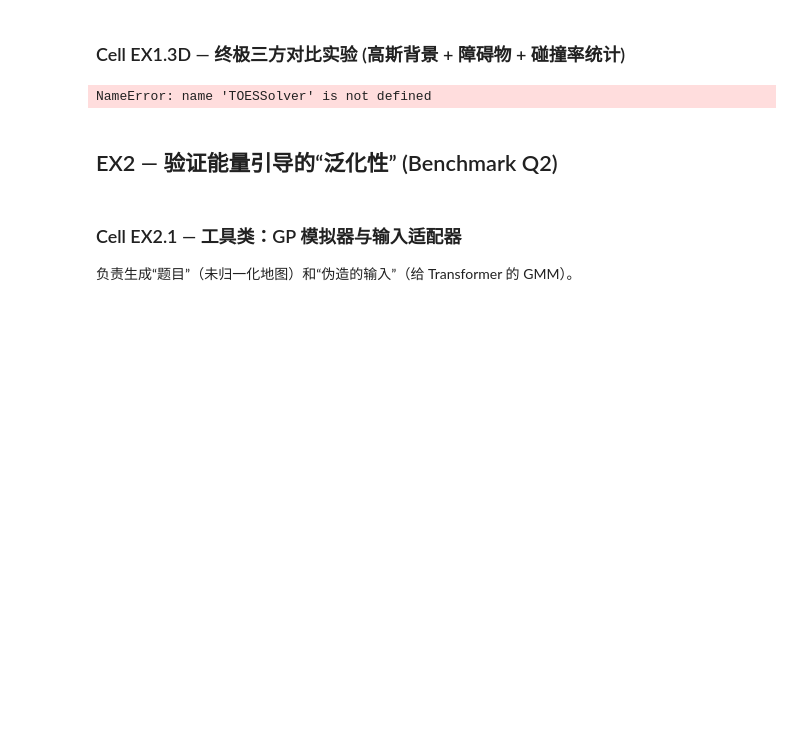
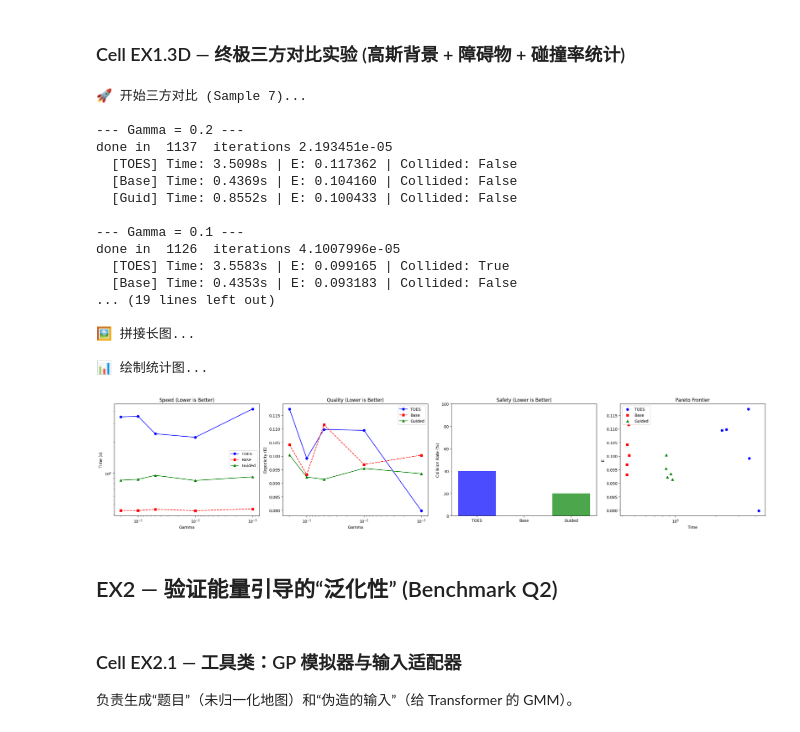
Before and after one commit to Islehecha/Diffusion-Ergodic-wandb, a Jupyter notebook: diffusion_ergodic/diffusion_ergodic energy Transformer.iPynb, the cells around one changed output. Drawn from its saved outputs; the diff is of its cells as text; code cells hidden in the pictures; blank space fills up the shorter version.

```diff
--- a/diffusion_ergodic/diffusion_ergodic energy Transformer.iPynb
+++ b/diffusion_ergodic/diffusion_ergodic energy Transformer.iPynb
@@ -4192,7 +4255,7 @@ class ProxyDistribution:
 # --- 1. 初始化 ---
 if 'model' not in globals(): raise RuntimeError("Model not loaded!")
 if 'toes_solver' not in globals(): toes_solver = TOESSolver()
-diff_solver = DiffusionSolverV2(model, device)
+diff_solver = DiffusionSolver(model, device)
 obstacles = load_obstacles()
 
 # --- 2. 设置实验数据 ---
@@ -4323,34 +4386,51 @@ if r_base: axes[1].plot([r['gamma'] for r in r_base], [r['erg'] for r in r_base]
 if r_guid: axes[1].plot([r['gamma'] for r in r_guid], [r['erg'] for r in r_guid], 'g-^', label='Guided')
 axes[1].set_xscale('log'); axes[1].invert_xaxis()
 axes[1].set_xlabel('Gamma'); axes[1].set_ylabel('Ergodicity (E)'); axes[1].legend()
 axes[1].set_title('Quality (Lower is Better)')
 
 # 图 3: Collision Rate (Bar Chart)
 methods = ['TOES', 'Base', 'Guided']
 col_rates = []
 for m_res in [r_toes, r_base, r_guid]:
     if m_res:
         rate = sum([1 for r in m_res if r['col']]) / len(m_res) * 100
         col_rates.append(rate)
     else:
         col_rates.append(0)
 
 axes[2].bar(methods, col_rates, color=['blue', 'red', 'green'], alpha=0.7)
 axes[2].set_ylabel('Collision Rate (%)')
 axes[2].set_title('Safety (Lower is Better)')
 axes[2].set_ylim(0, 100)
 
 # 图 4: Pareto
 if r_toes: axes[3].scatter([r['time'] for r in r_toes], [r['erg'] for r in r_toes], c='b', label='TOES')
 if r_base: axes[3].scatter([r['time'] for r in r_base], [r['erg'] for r in r_base], c='r', marker='s', label='Base')
 if r_guid: axes[3].scatter([r['time'] for r in r_guid], [r['erg'] for r in r_guid], c='g', marker='^', label='Guided')
 axes[3].set_xscale('log'); axes[3].set_xlabel('Time'); axes[3].set_ylabel('E')
 axes[3].legend(); axes[3].set_title('Pareto Frontier')
 
 plt.tight_layout()
 plt.show()
 # %% [output]
-NameError: name 'TOESSolver' is not defined
+🚀 开始三方对比 (Sample 7)...
+
+--- Gamma = 0.2 ---
+done in  1137  iterations 2.193451e-05
+  [TOES] Time: 3.5098s | E: 0.117362 | Collided: False
+  [Base] Time: 0.4369s | E: 0.104160 | Collided: False
+  [Guid] Time: 0.8552s | E: 0.100433 | Collided: False
+
+--- Gamma = 0.1 ---
+done in  1126  iterations 4.1007996e-05
+  [TOES] Time: 3.5583s | E: 0.099165 | Collided: True
+  [Base] Time: 0.4353s | E: 0.093183 | Collided: False
+... (19 lines left out)
+
+🖼️ 拼接长图...
+
+📊 绘制统计图...
+[figure, added]
 # %% [markdown]
 ## EX2 — 验证能量引导的“泛化性” (Benchmark Q2)
 # %% [markdown]
```
Also changed, not shown: parts of 8 cells of this notebook.
